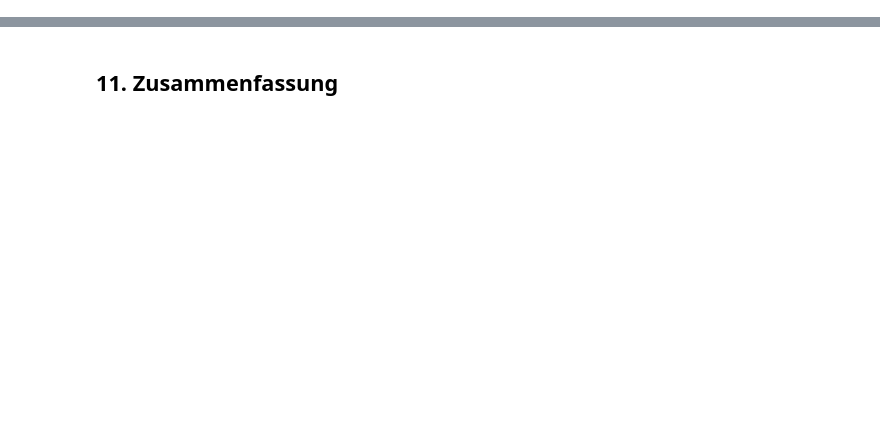
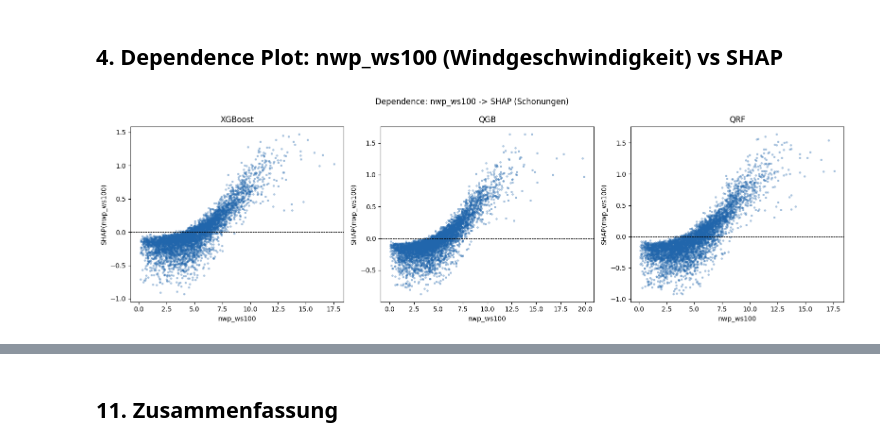
Before and after one commit to noahweis-uni/wind_bidding_project, a Jupyter notebook: notebooks/05_xai_analysis.ipynb, the cells around one changed output, grey strips where cells are left out. Cells and saved outputs as stored; diff of their text form; code cells hidden in the pictures; blank space fills up the shorter version.

```diff
--- a/notebooks/05_xai_analysis.ipynb
+++ b/notebooks/05_xai_analysis.ipynb
@@ -830,0 +75,14 @@ Korrelation |Fehler| - Produktion am Gate: 0.214
+# %%
+for mdl in ["xgb", "qgb", "qrf"]:
+    d = shap_data[(PLOT_PLANT, mdl)]
+    try:
+        shap.summary_plot(d["shap_values"], np.asarray(d["X"]), feature_names=FEATURES,
+                          max_display=15, show=False)
+        fig = plt.gcf(); fig.set_size_inches(10, 7)
+        plt.title(f"Beeswarm - {MODELS[mdl]} / {PLOT_PLANT}")
+        plt.tight_layout()
+        plt.savefig(FIGURES_DIR / f"shap_beeswarm_{mdl}_{PLOT_PLANT.lower()}.png", dpi=150)
+        plt.show(); plt.close()
+        print(f"  beeswarm {mdl} OK")
+    except Exception as e:
+        print(f"  beeswarm {mdl} FAILED: {e}")
@@ -830,0 +96,15 @@ Korrelation |Fehler| - Produktion am Gate: 0.214
+# %% [markdown]
+## 4. Dependence Plot: nwp_ws100 (Windgeschwindigkeit) vs SHAP
+# %%
+TOPF = "nwp_ws100" if "nwp_ws100" in FEATURES else FEATURES[int(np.argmax(np.abs(shap_data[(PLOT_PLANT,"qgb")]["shap_values"]).mean(0)))]
+fig, axes = plt.subplots(1, 3, figsize=(16, 5))
+for ax, mdl in zip(axes, ["xgb", "qgb", "qrf"]):
+    d = shap_data[(PLOT_PLANT, mdl)]
+    X = np.asarray(d["X"]); j = FEATURES.index(TOPF)
+    ax.scatter(X[:, j], d["shap_values"][:, j], s=6, alpha=0.3, color="#2166ac")
+    ax.axhline(0, color="k", lw=0.7, ls="--")
+    ax.set_xlabel(TOPF); ax.set_ylabel(f"SHAP({TOPF})"); ax.set_title(MODELS[mdl])
+plt.suptitle(f"Dependence: {TOPF} -> SHAP ({PLOT_PLANT})"); plt.tight_layout()
+plt.savefig(FIGURES_DIR / f"shap_dependence_{TOPF}_{PLOT_PLANT.lower()}.png", dpi=150); plt.show()
+# %% [output]
+[figure, added]
```
Also changed, not shown: parts of 62 cells of this notebook, 30 other files.
